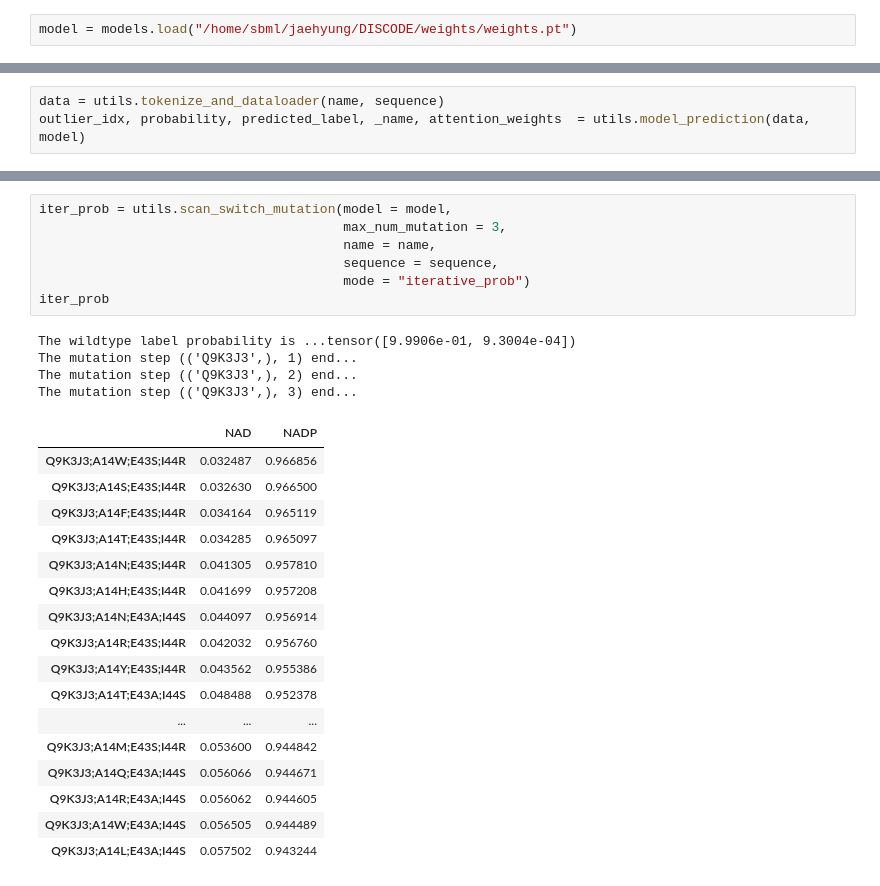
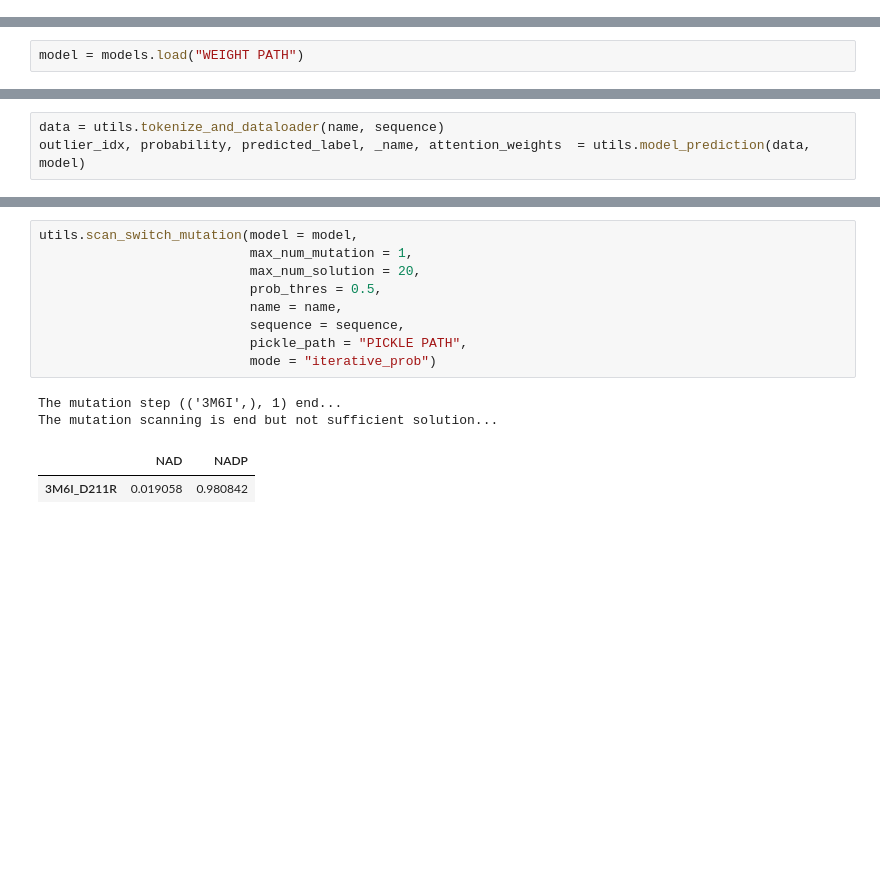
Before and after one commit to SBML-Kimlab/DISCODE, a Jupyter notebook: example/example.ipynb, the cells around one changed output, grey strips where cells are left out. Saved outputs shown, nothing was run; the diff lists cells and outputs as text; blank space fills up the shorter version.

```diff
--- a/example/example.ipynb
+++ b/example/example.ipynb
@@ -1,4 +1,2 @@
 # %%
 from discode import models, utils
-# %%
-model = models.load("/home/sbml/jaehyung/DISCODE/weights/weights.pt")
@@ -7,3 +3,5 @@ name, sequence = "Q9K3J3", "MTRTPVNVTVTGAAGQIGYALLFRIASGQLLGADVPVKLRLLEITPALKAAE
+# %%
+model = models.load("WEIGHT PATH")
 # %%
 model
 # %% [output]
@@ -76,29 +72,14 @@ The mutation was found in 2step
 # %%
-iter_prob = utils.scan_switch_mutation(model = model,
-                                       max_num_mutation = 3,
-                                       name = name,
-                                       sequence = sequence,
-                                       mode = "iterative_prob")
-iter_prob
+utils.scan_switch_mutation(model = model,
+                           max_num_mutation = 1,
+                           max_num_solution = 20,
+                           prob_thres = 0.5,
+                           name = name,
+                           sequence = sequence,
+                           pickle_path = "PICKLE PATH",
+                           mode = "iterative_prob")
 # %% [output]
-The wildtype label probability is ...tensor([9.9906e-01, 9.3004e-04])
-The mutation step (('Q9K3J3',), 1) end...
-The mutation step (('Q9K3J3',), 2) end...
-The mutation step (('Q9K3J3',), 3) end...
+The mutation step (('3M6I',), 1) end...
+The mutation scanning is end but not sufficient solution...
 |  | NAD | NADP |
-| Q9K3J3;A14W;E43S;I44R | 0.032487 | 0.966856 |
-| Q9K3J3;A14S;E43S;I44R | 0.032630 | 0.966500 |
-| Q9K3J3;A14F;E43S;I44R | 0.034164 | 0.965119 |
-| Q9K3J3;A14T;E43S;I44R | 0.034285 | 0.965097 |
-| Q9K3J3;A14N;E43S;I44R | 0.041305 | 0.957810 |
-| Q9K3J3;A14H;E43S;I44R | 0.041699 | 0.957208 |
-| Q9K3J3;A14N;E43A;I44S | 0.044097 | 0.956914 |
-| Q9K3J3;A14R;E43S;I44R | 0.042032 | 0.956760 |
-| Q9K3J3;A14Y;E43S;I44R | 0.043562 | 0.955386 |
-| Q9K3J3;A14T;E43A;I44S | 0.048488 | 0.952378 |
-| ... | ... | ... |
-| Q9K3J3;A14M;E43S;I44R | 0.053600 | 0.944842 |
-| Q9K3J3;A14Q;E43A;I44S | 0.056066 | 0.944671 |
-| Q9K3J3;A14R;E43A;I44S | 0.056062 | 0.944605 |
-| Q9K3J3;A14W;E43A;I44S | 0.056505 | 0.944489 |
-| Q9K3J3;A14L;E43A;I44S | 0.057502 | 0.943244 |
+| 3M6I_D211R | 0.019058 | 0.980842 |
```
Also changed, not shown: parts of 6 cells of this notebook.
